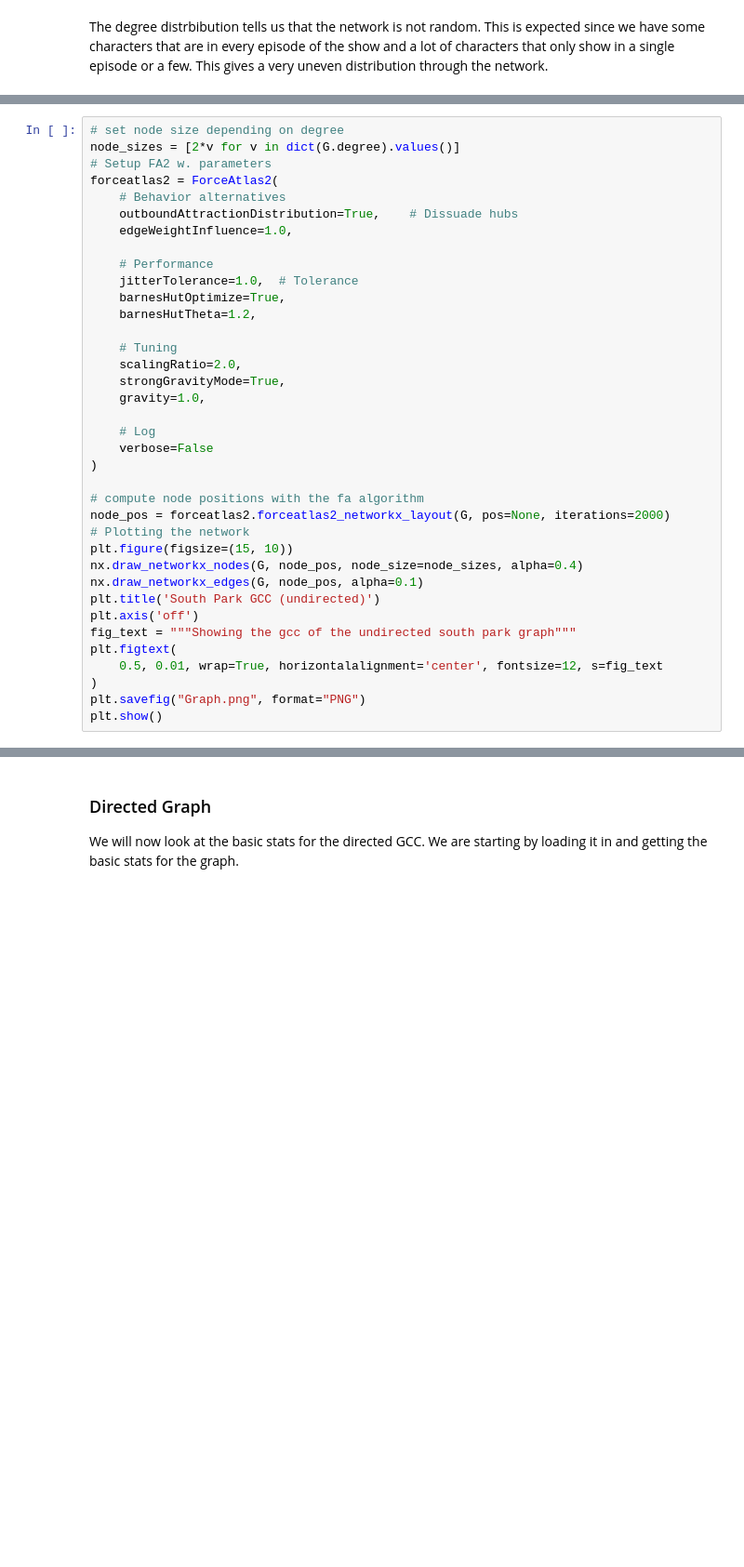
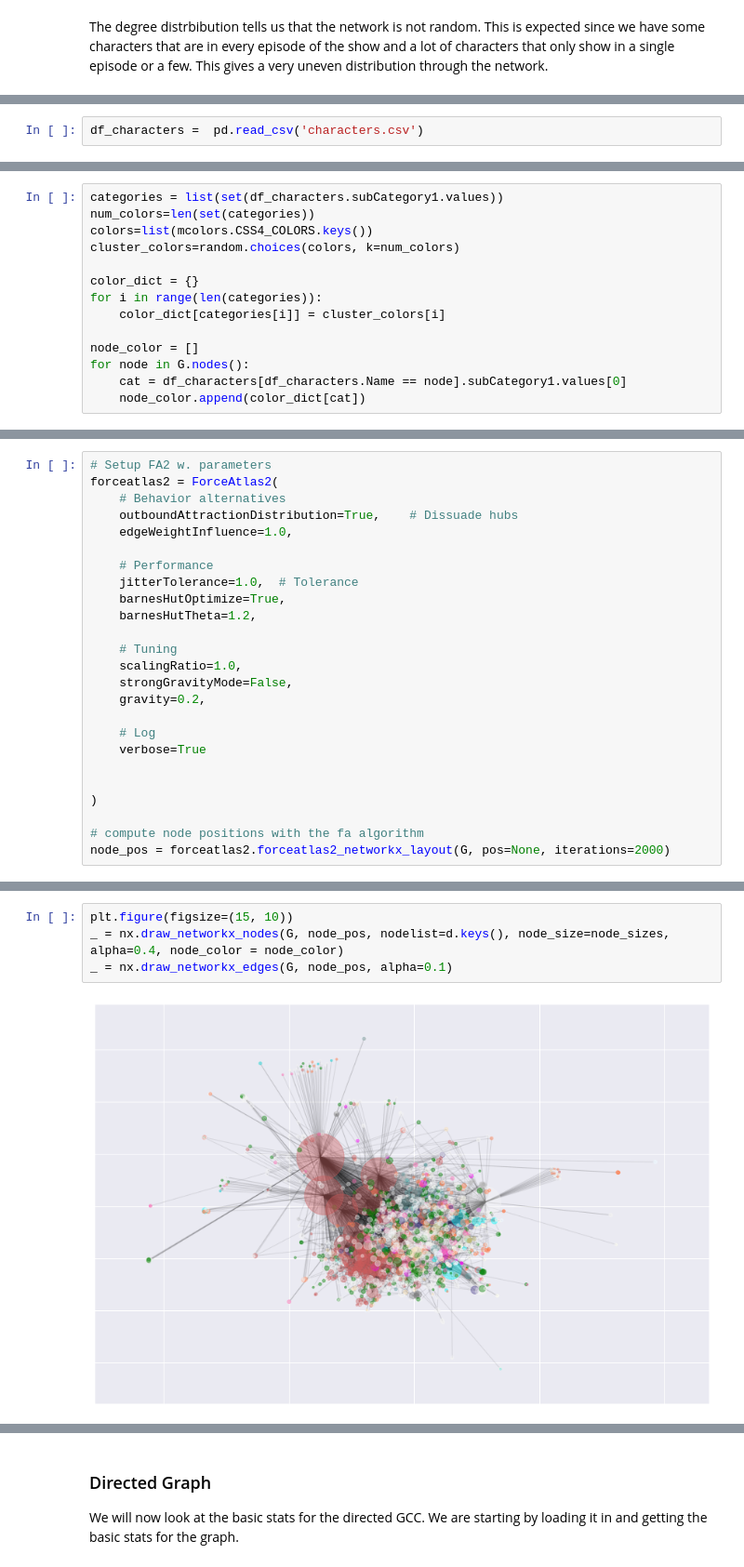
Before and after one commit to marcuskbrandt/socialgraphs, a Jupyter notebook: Explainer notebook - SP.ipynb, the cells around one changed output, grey strips where cells are left out. Shown: that part at 93% size. Drawn from its saved outputs; the diff is of its cells as text; blank space fills up the shorter version.

```diff
--- a/Explainer notebook - SP.ipynb
+++ b/Explainer notebook - SP.ipynb
@@ -95,0 +116,2 @@ Now we can plot the network using forceatlas2.
+# %%
+df_characters =  pd.read_csv('characters.csv')
@@ -95,0 +120,14 @@ Now we can plot the network using forceatlas2.
+# %%
+categories = list(set(df_characters.subCategory1.values))
+num_colors=len(set(categories))
+colors=list(mcolors.CSS4_COLORS.keys())
+cluster_colors=random.choices(colors, k=num_colors)
+
+color_dict = {}
+for i in range(len(categories)):
+    color_dict[categories[i]] = cluster_colors[i]
+
+node_color = []
+for node in G.nodes():
+    cat = df_characters[df_characters.Name == node].subCategory1.values[0]
+    node_color.append(color_dict[cat])
@@ -96,6 +136,4 @@ Now we can plot the network using forceatlas2.
 # %%
-# set node size depending on degree
-node_sizes = [2*v for v in dict(G.degree).values()]
 # Setup FA2 w. parameters
 forceatlas2 = ForceAtlas2(
     # Behavior alternatives
@@ -108,26 +146,16 @@ forceatlas2 = ForceAtlas2(
     barnesHutTheta=1.2,
 
     # Tuning
-    scalingRatio=2.0,
-    strongGravityMode=True,
-    gravity=1.0,
+    scalingRatio=1.0,
+    strongGravityMode=False,
+    gravity=0.2,
 
     # Log
-    verbose=False
+    verbose=True
+
+
 )
 
 # compute node positions with the fa algorithm
 node_pos = forceatlas2.forceatlas2_networkx_layout(G, pos=None, iterations=2000)
-# Plotting the network
-plt.figure(figsize=(15, 10))
-nx.draw_networkx_nodes(G, node_pos, node_size=node_sizes, alpha=0.4)
-nx.draw_networkx_edges(G, node_pos, alpha=0.1)
-plt.title('South Park GCC (undirected)')
-plt.axis('off')
-fig_text = """Showing the gcc of the undirected south park graph"""
-plt.figtext(
-    0.5, 0.01, wrap=True, horizontalalignment='center', fontsize=12, s=fig_text
-)
-plt.savefig("Graph.png", format="PNG")
-plt.show()
 # %% [output]
@@ -137 +167,7 @@ The iterable function was deprecated in Matplotlib 3.1 and will be removed in 3.
+# %%
+plt.figure(figsize=(15, 10))
+_ = nx.draw_networkx_nodes(G, node_pos, nodelist=d.keys(), node_size=node_sizes, alpha=0.4, node_color = node_color)
+_ = nx.draw_networkx_edges(G, node_pos, alpha=0.1)
+# %% [output]
+[figure, added]
 # %% [markdown]
```
Also changed, not shown: parts of 23 cells of this notebook.
